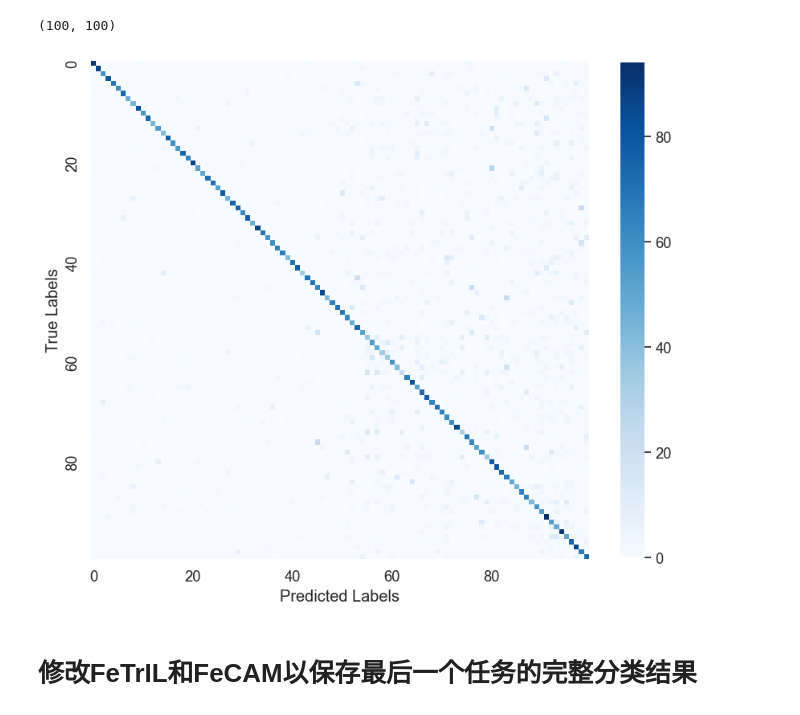
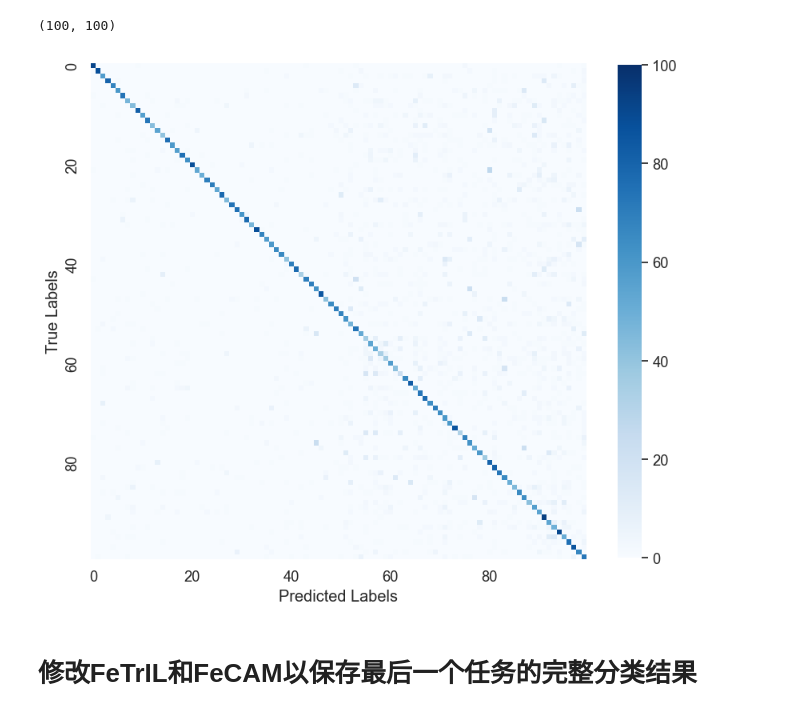
Before and after one commit to BlacknoSheep/CIL, a Jupyter notebook: examples/confusion_matrix.ipynb, the cells around one changed output. Cells and saved outputs as stored; diff of their text form; code cells hidden in the pictures.

```diff
--- a/examples/confusion_matrix.ipynb
+++ b/examples/confusion_matrix.ipynb
@@ -25,17 +30,17 @@ cm.shape
 # %%
 # 设置Seaborn的样式
 sns.set(font_scale=1.2)
 
 # 绘制热力图
 plt.figure(figsize=(10, 10))
-sns.heatmap(cm, fmt="d", cmap="Blues",cbar=True, cbar_kws={"shrink": 0.8},
+sns.heatmap(cm, fmt="d", cmap="Blues",cbar=True, cbar_kws={"shrink": 0.8}, vmin=0, vmax=100,
             xticklabels=20, yticklabels=20, square=True)
 
 plt.xlabel('Predicted Labels')
 plt.ylabel('True Labels')
 plt.show()
 # %% [output]
-[figure, old version]
+[figure, new version]
 # %% [markdown]
 # 修改FeTrIL和FeCAM以保存最后一个任务的完整分类结果
 # %%
```
Also changed, not shown: parts of 1 cell of this notebook, 2 other files.
